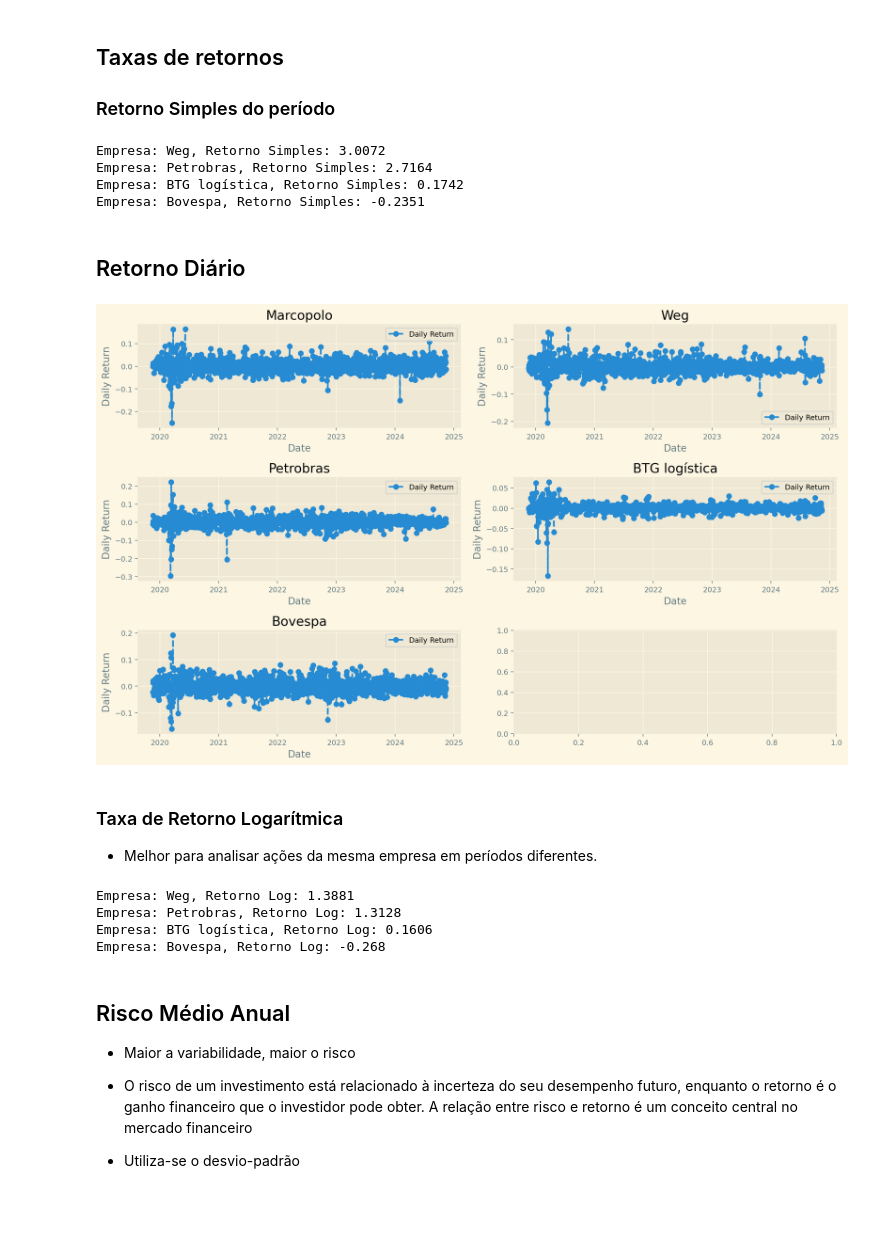
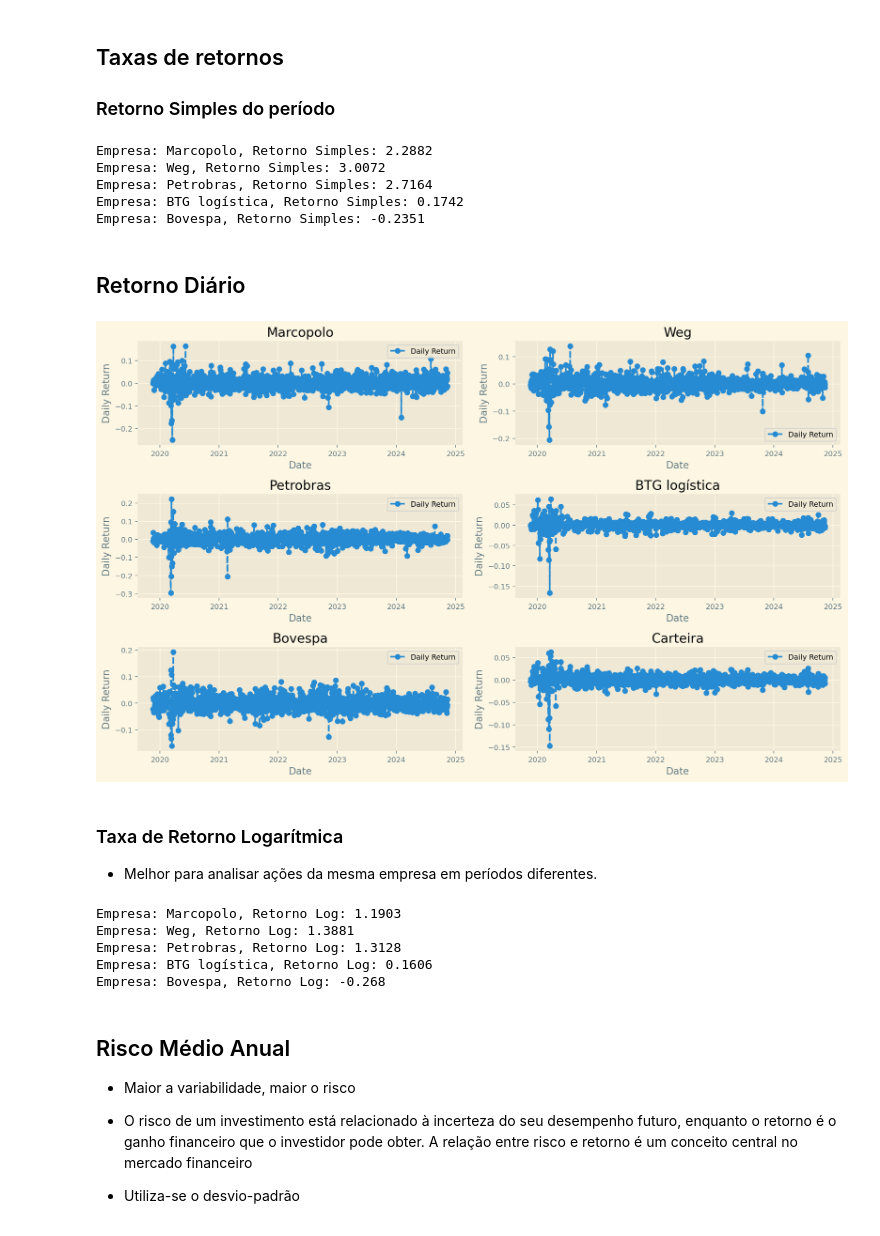
Before and after one commit to filmateus/Dados_Estatistica, a Jupyter notebook: strocks_market_analyses.ipynb, the cells around one changed output. Cells and saved outputs as stored; diff of their text form; code cells hidden in the pictures.

```diff
--- a/strocks_market_analyses.ipynb
+++ b/strocks_market_analyses.ipynb
@@ -227,7 +244,7 @@ calculate_and_plot_moving_averages(df_adj_close, company_names)
 ### Retorno Simples do período
 # %%
 # Função para calcular e imprimir o retorno simples
-def calculate_simple_return(column, df):
+def calculate_simple_return(df):
     """
     Calculate and print the simple return for a specific column in a DataFrame.
 
@@ -241,17 +258,10 @@ def calculate_simple_return(column, df):
     simple_return = round((final_price - initial_price) / initial_price, 4)
     print(f'Empresa: {column}, Retorno Simples: {simple_return}')
 
-# Verificar se as colunas especificadas existem no DataFrame
-columns_to_check = df_adj_close.columns[1:7]
-missing_columns = [col for col in columns_to_check if col not in df_adj_close.columns]
-
-if missing_columns:
-    print(f"As seguintes colunas estão ausentes no DataFrame: {missing_columns}")
-else:
-    # Aplicar a função para as colunas selecionadas
-    for column in columns_to_check:
-        calculate_simple_return(column, df_adj_close)
+for column in df_adj_close.columns:
+    calculate_simple_return(df_adj_close)
 # %% [output]
+Empresa: Marcopolo, Retorno Simples: 2.2882
 Empresa: Weg, Retorno Simples: 3.0072
 Empresa: Petrobras, Retorno Simples: 2.7164
 Empresa: BTG logística, Retorno Simples: 0.1742
@@ -269,44 +279,48 @@ def calculate_and_plot_daily_returns(df_adj_close, company_names, figsize=(13, 8
     - figsize (tuple): Size of the figure (width, height).
     """
 
     # Add daily return columns for each company
     df_daily_returns = df_adj_close.copy()
-    for company in company_names:
+    df_daily_returns['Carteira'] = df_daily_returns.iloc[:,:].sum(axis=1)
+    companys = company_names.copy()
+    companys.append('Carteira')
+    for company in companys:
         df_daily_returns[company + ' Daily Return'] = df_daily_returns[company].pct_change()
 
     # Set up subplots
-    num_companies = len(company_names)
-    num_rows = (num_companies + 1) // 2
+    num_companies = len(company_names) + 1
+    num_rows = (num_companies) // 2
     fig, axes = plt.subplots(nrows=num_rows, ncols=2, figsize=figsize)
     axes = axes.flatten()  # Flatten para fácil iteração
 
     # Plot Daily Returns for each company
-    for i, company in enumerate(company_names):
+
+    for i, company in enumerate(companys):
         ax = axes[i]  # Determine subplot position
         # Plot the daily returns
         ax.plot(df_daily_returns.index, df_daily_returns[company + ' Daily Return'], linestyle='--', marker='o', label='Daily Return')
         # Customize the plot
         ax.set_title(company)
         ax.set_ylabel('Daily Return')
         ax.set_xlabel('Date')
         ax.legend()
         ax.grid(True)
 
     # Adjust layout to prevent overlap
     fig.tight_layout()
 
     # Show the plot
     plt.show()
 
 calculate_and_plot_daily_returns(df_adj_close, company_names)
 # %% [output]
-[figure, old version]
+[figure, new version]
 # %% [markdown]
 ### Taxa de Retorno Logarítmica
 
 - Melhor para analisar ações da mesma empresa em períodos diferentes.
 # %%
-def calculate_log_return(column, df):
+def calculate_log_return(df):
     """
     Calculate and print the log return for a specific column in a DataFrame.
 
@@ -314,22 +328,16 @@ def calculate_log_return(column, df):
     - column (str): The column name for which the log return is calculated.
     - df (pd.DataFrame): The DataFrame containing the stock prices.
     """
+
     initial_price = df[column].iloc[0]
     final_price = df[column].iloc[-1]
     log_return = round(np.log(final_price / initial_price), 4)
     print(f'Empresa: {column}, Retorno Log: {log_return}')
 
-# Verificar se as colunas especificadas existem no DataFrame
-columns_to_check = df_adj_close.columns[1:7]
-missing_columns = [col for col in columns_to_check if col not in df_adj_close.columns]
-
-if missing_columns:
-    print(f"As seguintes colunas estão ausentes no DataFrame: {missing_columns}")
-else:
-    # Aplicar a função para as colunas selecionadas
-    for column in columns_to_check:
-        calculate_log_return(column, df_adj_close)
+for column in df_adj_close.columns:
+    calculate_log_return(df_adj_close)
 # %% [output]
+Empresa: Marcopolo, Retorno Log: 1.1903
 Empresa: Weg, Retorno Log: 1.3881
 Empresa: Petrobras, Retorno Log: 1.3128
 Empresa: BTG logística, Retorno Log: 0.1606
```
Also changed, not shown: parts of 22 cells of this notebook.
